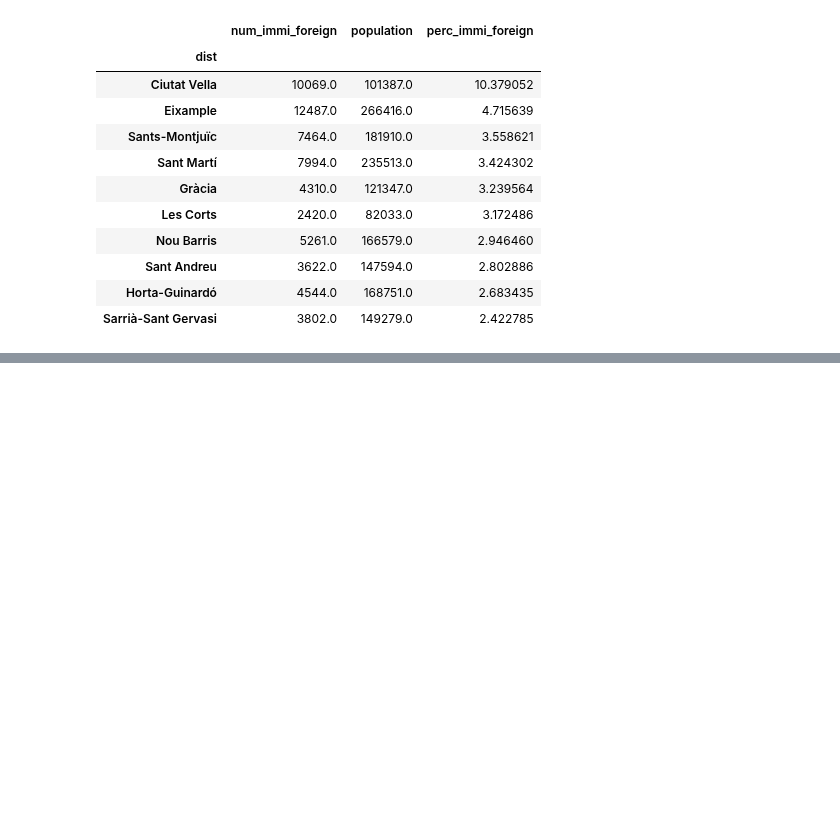
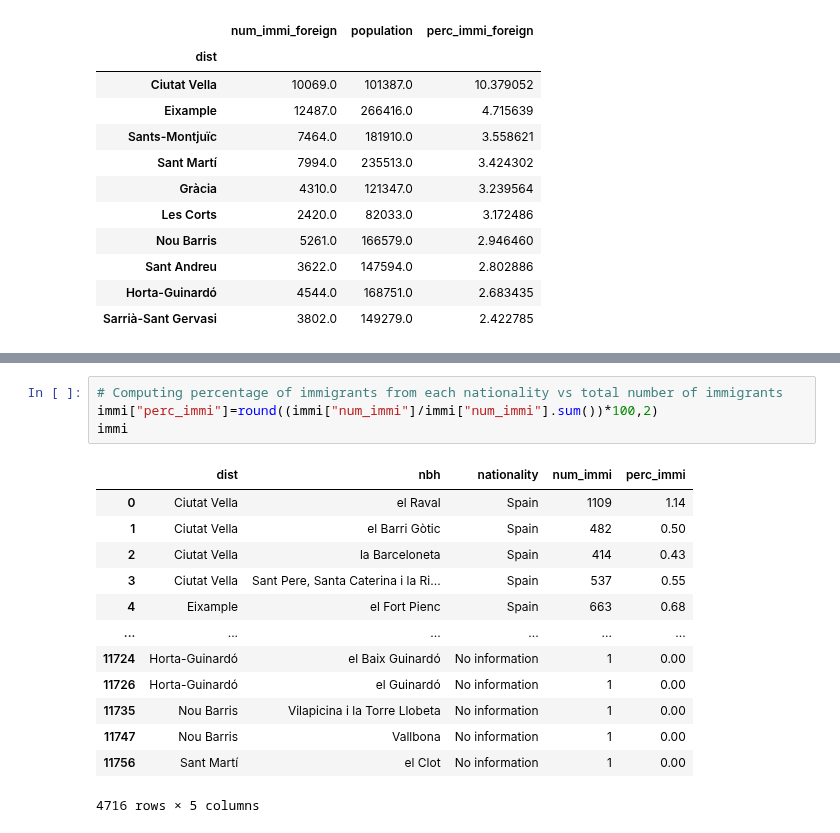
Before and after one commit to ta-data-bcn/Project-Week-2-Barcelona, a Jupyter notebook: your-project/immigration.ipynb, the cells around one changed output, grey strips where cells are left out. Drawn from its saved outputs; the diff is of its cells as text; blank space fills up the shorter version.

```diff
--- a/your-project/immigration.ipynb
+++ b/your-project/immigration.ipynb
@@ -216,0 +354,18 @@ immi_dist
+# %%
+# Computing percentage of immigrants from each nationality vs total number of immigrants
+immi["perc_immi"]=round((immi["num_immi"]/immi["num_immi"].sum())*100,2)
+immi
+# %% [output]
+|  | dist | nbh | nationality | num_immi | perc_immi |
+| 0 | Ciutat Vella | el Raval | Spain | 1109 | 1.14 |
+| 1 | Ciutat Vella | el Barri Gòtic | Spain | 482 | 0.50 |
+| 2 | Ciutat Vella | la Barceloneta | Spain | 414 | 0.43 |
+| 3 | Ciutat Vella | Sant Pere, Santa Caterina i la Ri... | Spain | 537 | 0.55 |
+| 4 | Eixample | el Fort Pienc | Spain | 663 | 0.68 |
+| ... | ... | ... | ... | ... | ... |
+| 11724 | Horta-Guinardó | el Baix Guinardó | No information | 1 | 0.00 |
+| 11726 | Horta-Guinardó | el Guinardó | No information | 1 | 0.00 |
+| 11735 | Nou Barris | Vilapicina i la Torre Llobeta | No information | 1 | 0.00 |
+| 11747 | Nou Barris | Vallbona | No information | 1 | 0.00 |
+| 11756 | Sant Martí | el Clot | No information | 1 | 0.00 |
+4716 rows × 5 columns
```
Also changed, not shown: parts of 36 cells of this notebook, 4 other files.
